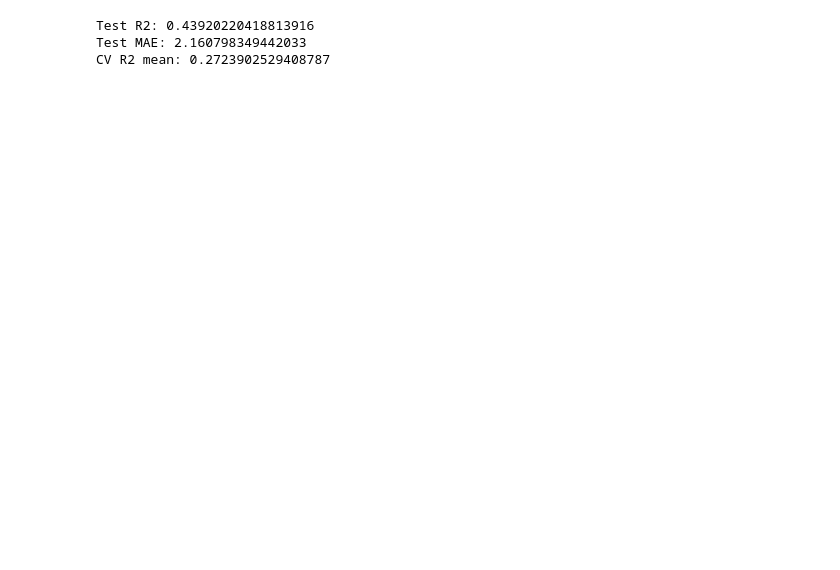
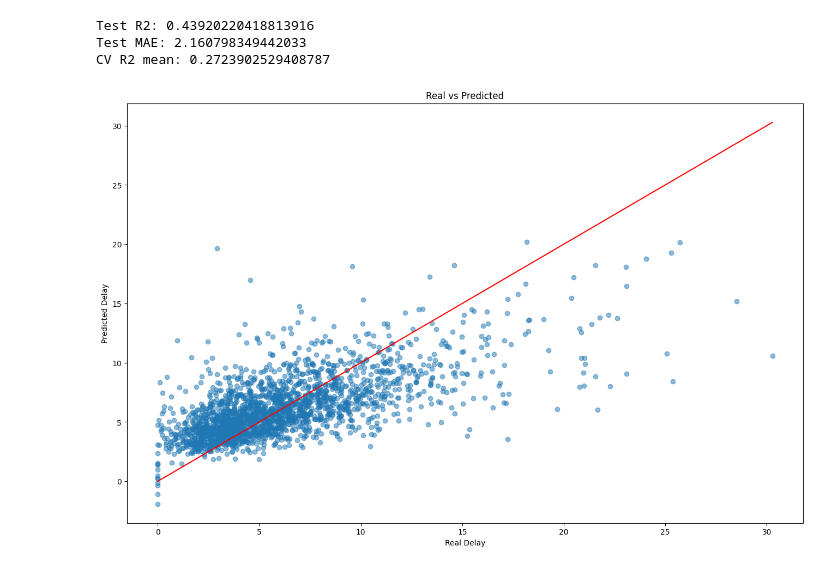
Before and after one commit to AlexandrG1209/tardis, a Jupyter notebook: tardis.model3.ipynb, the cells around one changed output. Drawn from its saved outputs; the diff is of its cells as text; code cells hidden in the pictures; blank space fills up the shorter version.

```diff
--- a/tardis.model3.ipynb
+++ b/tardis.model3.ipynb
@@ -1,6 +1,7 @@
 # %%
 import pandas as pd
 import numpy as np
+import matplotlib.pyplot as plt
 
 from sklearn.model_selection import train_test_split, cross_val_score
 from sklearn.ensemble import HistGradientBoostingRegressor
@@ -25,9 +26,11 @@ features = [
 X = df[features].copy()
 y = df[target]
 
+categorical_cols = X.select_dtypes(include="object").columns
+
 X = pd.get_dummies(
     X,
-    columns=["Service", "Gare de départ", "Gare d'arrivée"],
+    columns=categorical_cols,
     drop_first=False
 )
 
@@ -43,30 +46,43 @@ X_train, X_test, y_train, y_test = train_test_split(
 )
 
 model = HistGradientBoostingRegressor(
     max_iter=600,
     learning_rate=0.05,
     max_depth=6,
     min_samples_leaf=20,
     random_state=42
 )
 
 model.fit(X_train, y_train)
 
 y_pred = model.predict(X_test)
 
 print("Test R2:", r2_score(y_test, y_pred))
 print("Test MAE:", mean_absolute_error(y_test, y_pred))
 
 cv_scores = cross_val_score(
     model,
     X,
     y,
     cv=5,
     scoring="r2"
 )
 
 print("CV R2 mean:", cv_scores.mean())
+
+plt.figure(figsize=(16,10))
+plt.scatter(y_test, y_pred, alpha=0.5)
+plt.xlabel("Real Delay")
+plt.ylabel("Predicted Delay")
+plt.title("Real vs Predicted")
+plt.plot(
+    [y_test.min(), y_test.max()],
+    [y_test.min(), y_test.max()],
+    color="red"
+)
+plt.show()
 # %% [output]
 Test R2: 0.43920220418813916
 Test MAE: 2.160798349442033
 CV R2 mean: 0.2723902529408787
+[figure, added]
```
Also changed, not shown: parts of 3 cells of this notebook, 3 other files.
